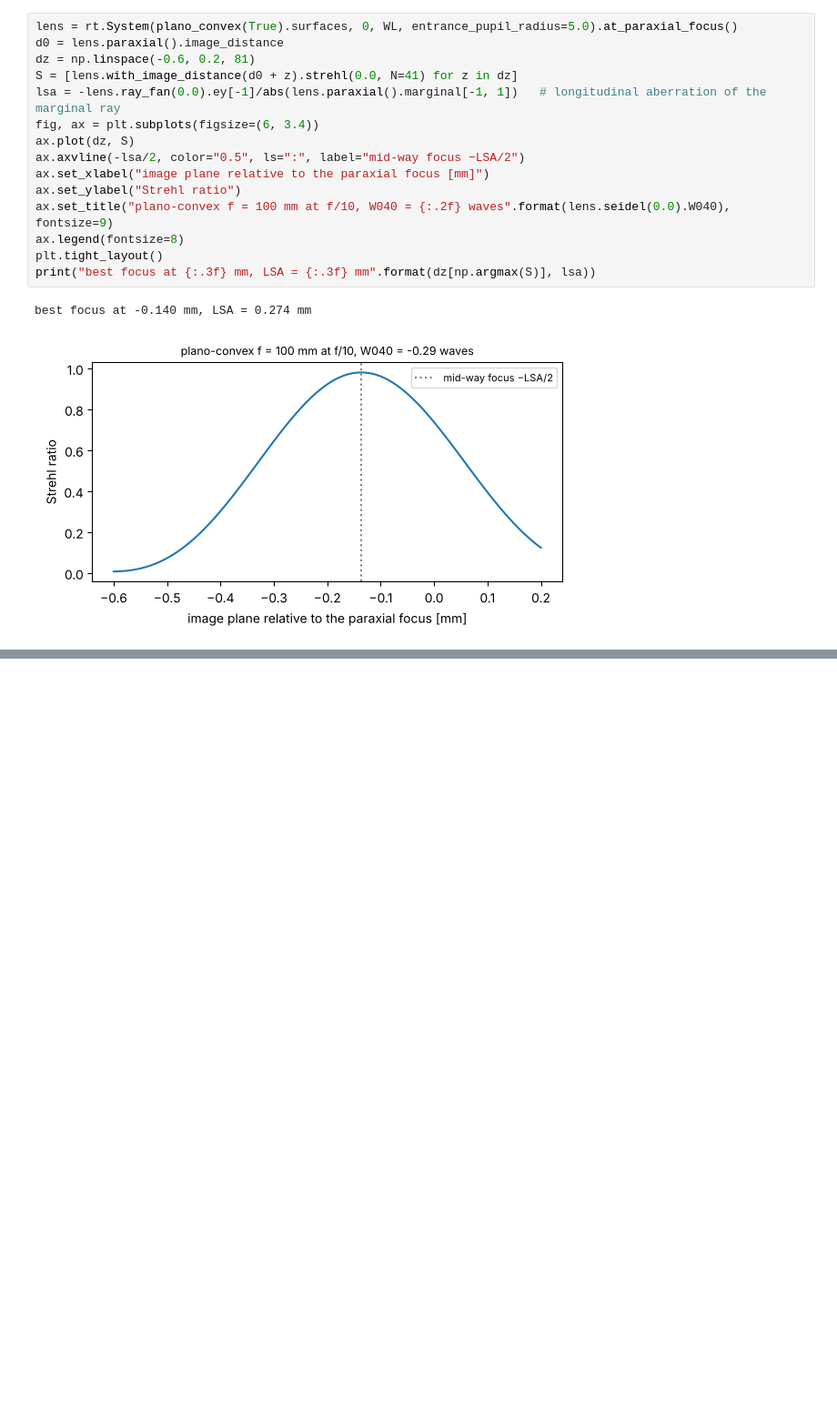
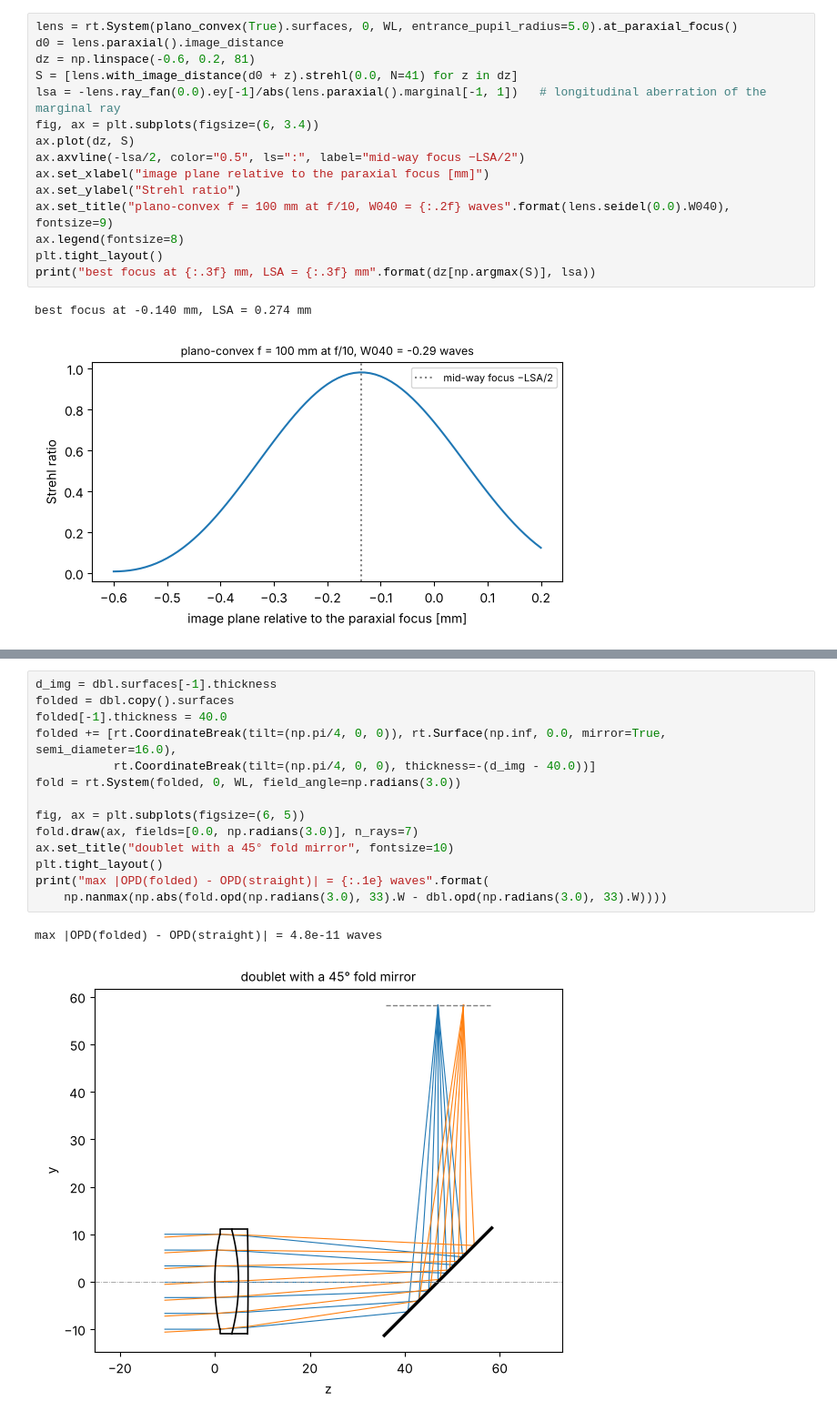
Before and after one commit to aeberspaecher/pyoptics, a Jupyter notebook: notebooks/24_ray_tracing.ipynb, the cells around one changed output, grey strips where cells are left out. Shown at 91% size. Saved outputs shown, nothing was run; the diff lists cells and outputs as text; blank space fills up the shorter version.

```diff
--- a/notebooks/24_ray_tracing.ipynb
+++ b/notebooks/24_ray_tracing.ipynb
@@ -468,0 +488,17 @@ best focus at -0.140 mm, LSA = 0.274 mm
+# %%
+d_img = dbl.surfaces[-1].thickness
+folded = dbl.copy().surfaces
+folded[-1].thickness = 40.0
+folded += [rt.CoordinateBreak(tilt=(np.pi/4, 0, 0)), rt.Surface(np.inf, 0.0, mirror=True, semi_diameter=16.0),
+           rt.CoordinateBreak(tilt=(np.pi/4, 0, 0), thickness=-(d_img - 40.0))]
+fold = rt.System(folded, 0, WL, field_angle=np.radians(3.0))
+
+fig, ax = plt.subplots(figsize=(6, 5))
+fold.draw(ax, fields=[0.0, np.radians(3.0)], n_rays=7)
+ax.set_title("doublet with a 45° fold mirror", fontsize=10)
+plt.tight_layout()
+print("max |OPD(folded) - OPD(straight)| = {:.1e} waves".format(
+    np.nanmax(np.abs(fold.opd(np.radians(3.0), 33).W - dbl.opd(np.radians(3.0), 33).W))))
+# %% [output]
+max |OPD(folded) - OPD(straight)| = 4.8e-11 waves
+[figure, added]
```
Also changed, not shown: parts of 20 cells of this notebook, 5 other files.
